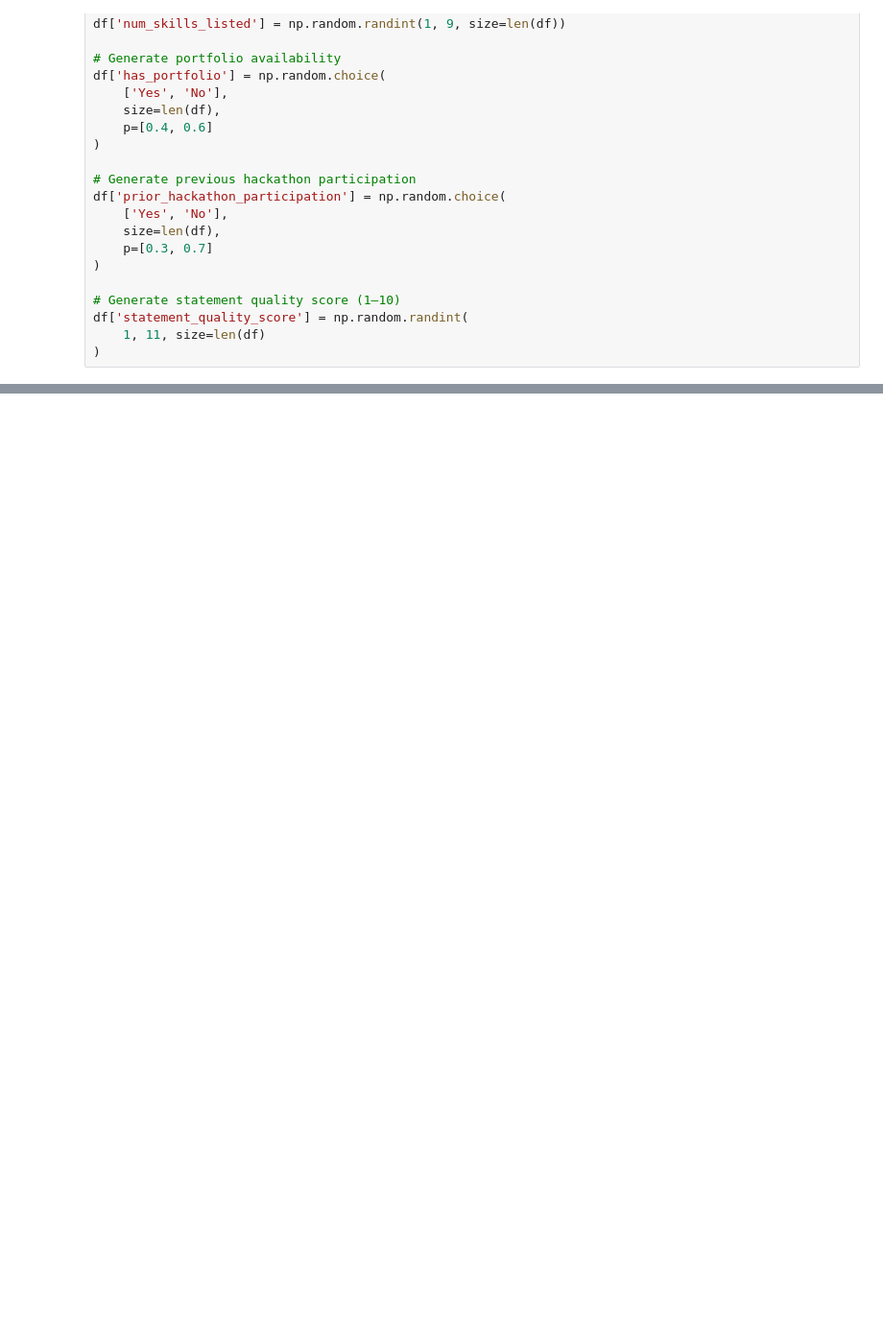
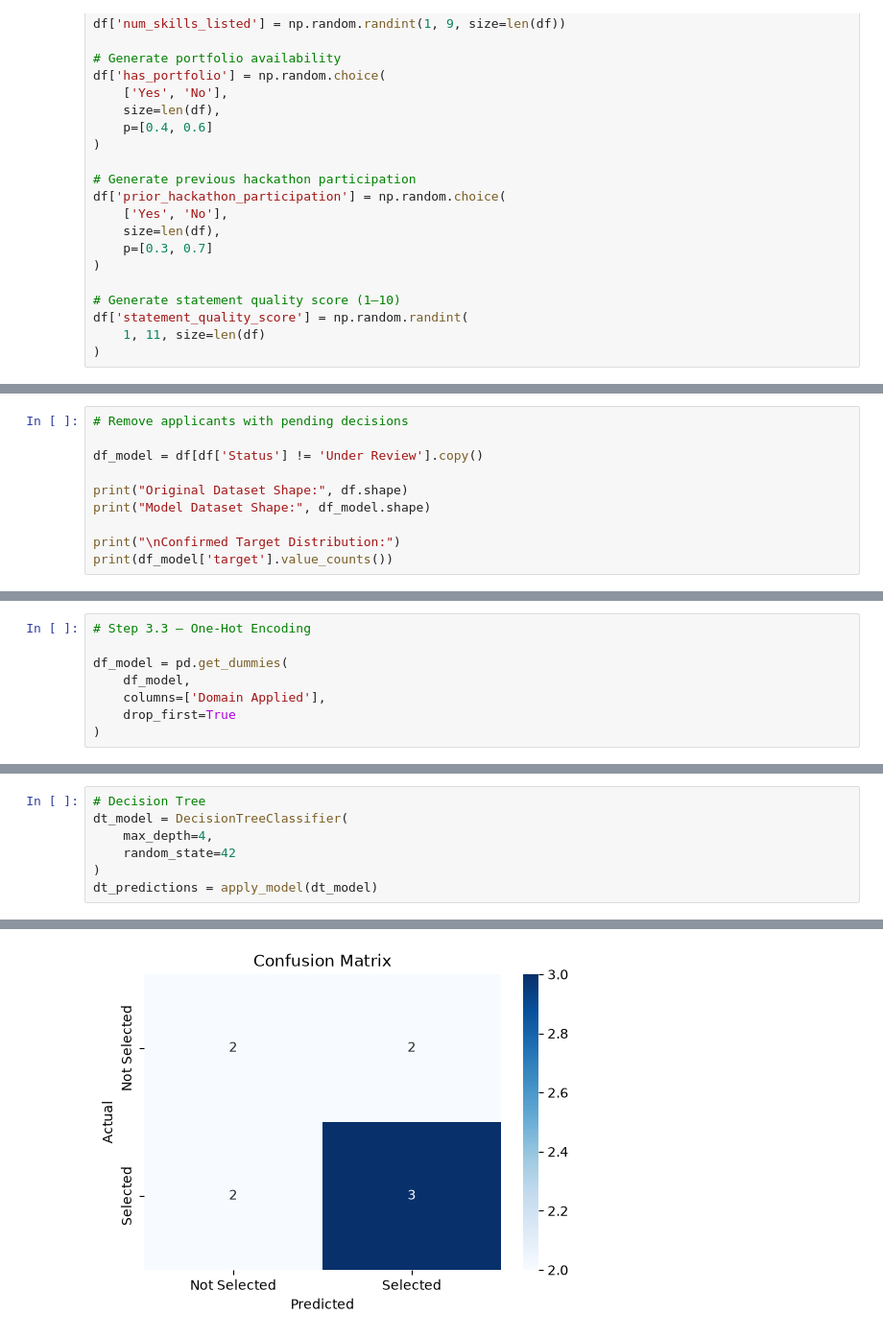
Before and after one commit to mohra863/NextGenLearners-Data-Science-Internship, a Jupyter notebook: week4-capstone/Week4_Capstone_Mohraeil_Maged.ipynb, the cells around one changed output, grey strips where cells are left out. Shown at 96% size. Cells and saved outputs as stored; diff of their text form; blank space fills up the shorter version.

```diff
--- a/week4-capstone/Week4_Capstone_Mohraeil_Maged.ipynb
+++ b/week4-capstone/Week4_Capstone_Mohraeil_Maged.ipynb
@@ -120,0 +191,10 @@ max                    9.000000
+# %%
+# Remove applicants with pending decisions
+
+df_model = df[df['Status'] != 'Under Review'].copy()
+
+print("Original Dataset Shape:", df.shape)
+print("Model Dataset Shape:", df_model.shape)
+
+print("\nConfirmed Target Distribution:")
+print(df_model['target'].value_counts())
@@ -120,0 +212,8 @@ max                    9.000000
+# %%
+# Step 3.3 — One-Hot Encoding
+
+df_model = pd.get_dummies(
+    df_model,
+    columns=['Domain Applied'],
+    drop_first=True
+)
@@ -120,0 +388,8 @@ max                    9.000000
+# %%
+# Decision Tree
+dt_model = DecisionTreeClassifier(
+    max_depth=4,
+    random_state=42
+)
+dt_predictions = apply_model(dt_model)
+# %% [output]
@@ -120,0 +415 @@ max                    9.000000
+[figure, added]
```
Also changed, not shown: parts of 42 cells of this notebook, 1 other file.
